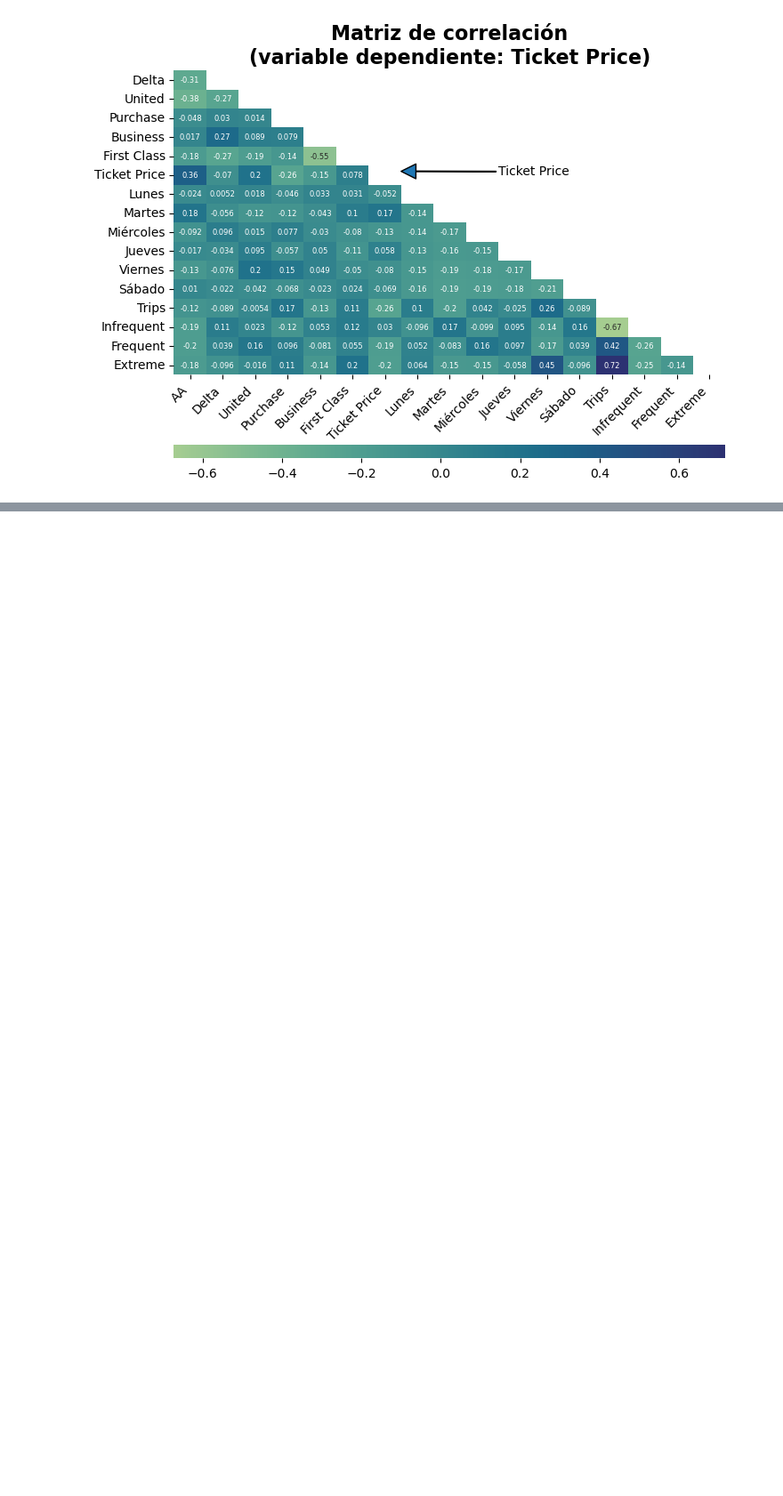
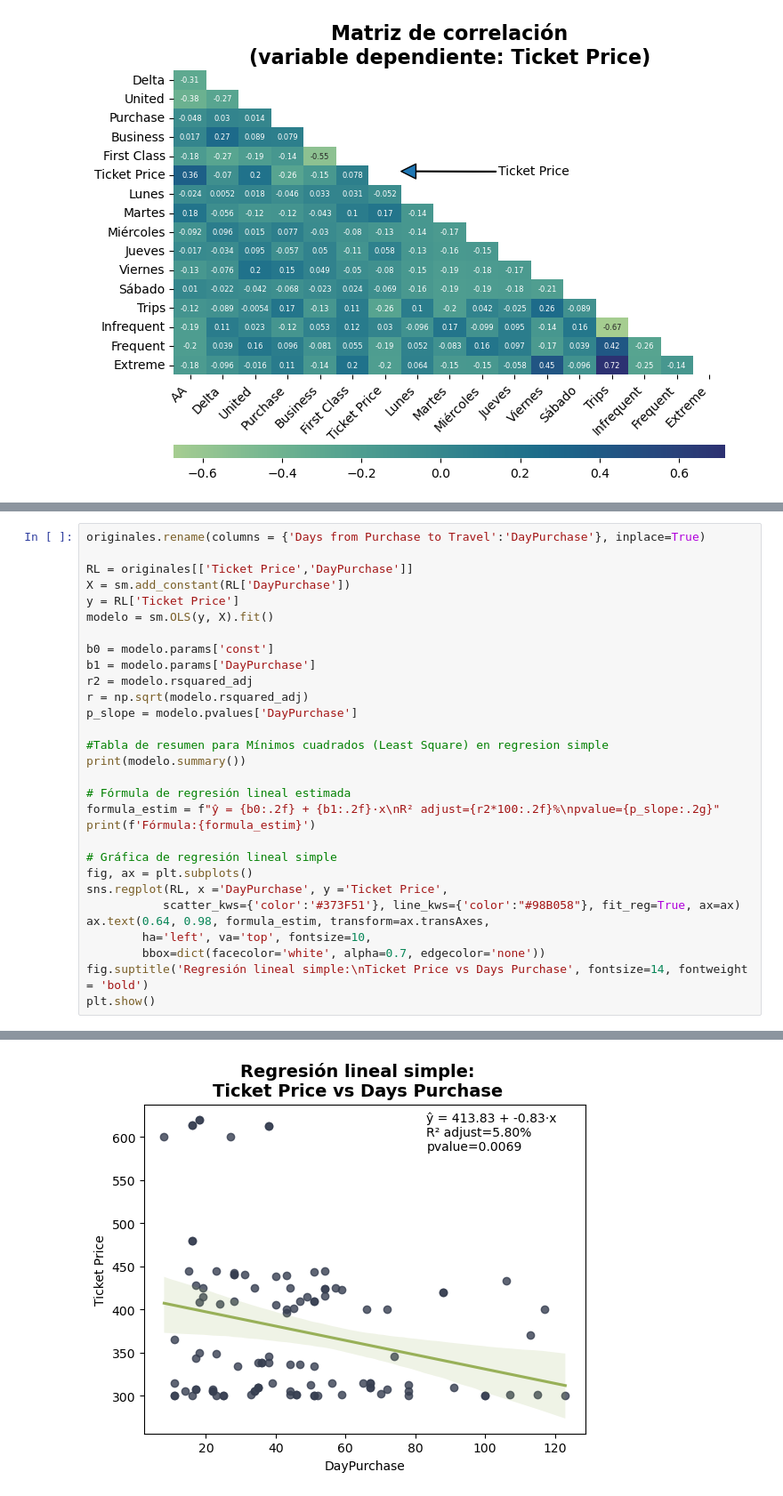
Before and after one commit to escobarm04/RETO_PredictStats, a Jupyter notebook: RETO.ipynb, the cells around one changed output, grey strips where cells are left out. Shown at 89% size. Saved outputs shown, nothing was run; the diff lists cells and outputs as text; blank space fills up the shorter version.

```diff
--- a/RETO.ipynb
+++ b/RETO.ipynb
@@ -508,0 +589,31 @@ modelo vaya a proporcionar buenas predicciones.
+# %%
+originales.rename(columns = {'Days from Purchase to Travel':'DayPurchase'}, inplace=True)
+
+RL = originales[['Ticket Price','DayPurchase']]
+X = sm.add_constant(RL['DayPurchase'])
+y = RL['Ticket Price']
+modelo = sm.OLS(y, X).fit()
+
+b0 = modelo.params['const']
+b1 = modelo.params['DayPurchase']
+r2 = modelo.rsquared_adj
+r = np.sqrt(modelo.rsquared_adj)
+p_slope = modelo.pvalues['DayPurchase']
+
+#Tabla de resumen para Mínimos cuadrados (Least Square) en regresion simple
+print(modelo.summary())
+
+# Fórmula de regresión lineal estimada
+formula_estim = f"ŷ = {b0:.2f} + {b1:.2f}·x\nR² adjust={r2*100:.2f}%\npvalue={p_slope:.2g}"
+print(f'Fórmula:{formula_estim}')
+
+# Gráfica de regresión lineal simple
+fig, ax = plt.subplots()
+sns.regplot(RL, x ='DayPurchase', y ='Ticket Price',
+           scatter_kws={'color':'#373F51'}, line_kws={'color':"#98B058"}, fit_reg=True, ax=ax)
+ax.text(0.64, 0.98, formula_estim, transform=ax.transAxes,
+        ha='left', va='top', fontsize=10,
+        bbox=dict(facecolor='white', alpha=0.7, edgecolor='none'))
+fig.suptitle('Regresión lineal simple:\nTicket Price vs Days Purchase', fontsize=14, fontweight = 'bold')
+plt.show()
+# %% [output]
@@ -508,0 +637 @@ modelo vaya a proporcionar buenas predicciones.
+[figure, added]
```
Also changed, not shown: parts of 15 cells of this notebook.
